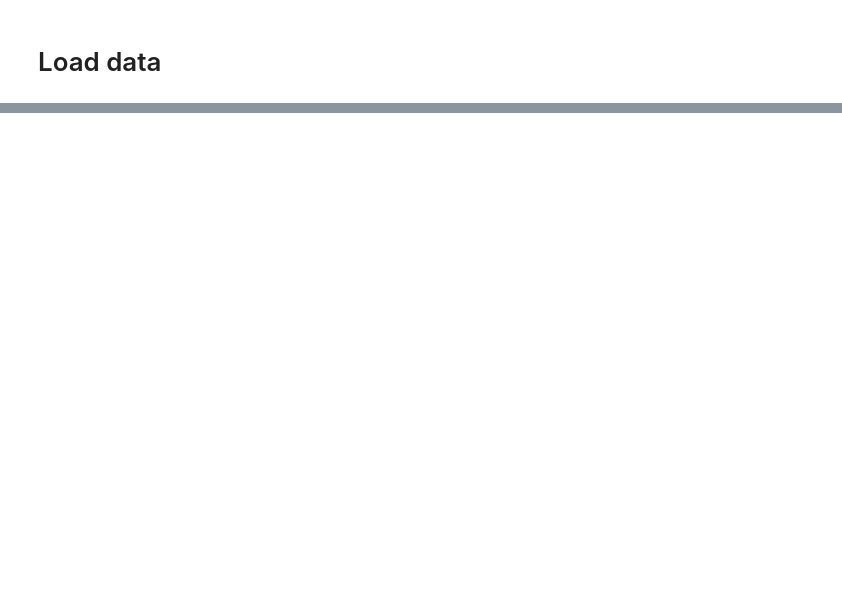
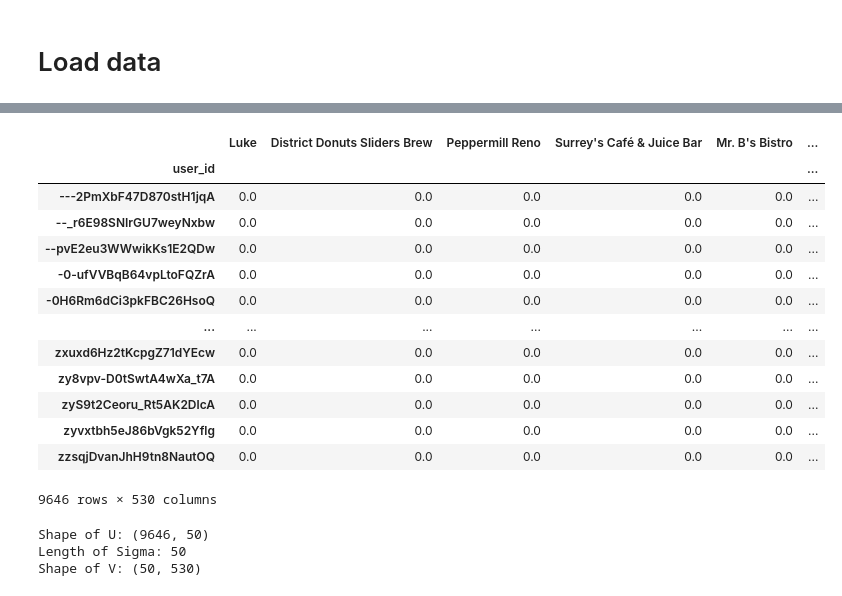
Before and after one commit to Dyouvrean/Yelp-Business-Analysis, a Jupyter notebook: Recommendation.ipynb, the cells around one changed output, grey strips where cells are left out. Drawn from its saved outputs; the diff is of its cells as text; code cells hidden in the pictures; blank space fills up the shorter version.

```diff
--- a/Recommendation.ipynb
+++ b/Recommendation.ipynb
@@ -45,0 +143,4 @@ df_business = pd.concat([df_business, time_df], axis=1).drop('hours', axis=1)
+# %%
+idx = dis_rate.groupby(['user_id','business_id'])['date'].idxmax()
+# %%
+dis_rate = dis_rate.loc[idx]
@@ -45,0 +163,3 @@ df_business = pd.concat([df_business, time_df], axis=1).drop('hours', axis=1)
+# %%
+piv_rate= dis_rate.pivot(index = 'user_id', columns ='business_id', values = 'stars').fillna(0)
+piv_rate
@@ -45,0 +181,43 @@ df_business = pd.concat([df_business, time_df], axis=1).drop('hours', axis=1)
+# %%
+bus_id = piv_rate.columns
+Names = [df_business[df_business.business_id == id_]['name'].iloc[0] for id_ in bus_id] # extract movie titles
+piv_rate.columns = Names
+counts = piv_rate.apply(np.count_nonzero, axis=0) # count the number of ratings for each movie
+number_ratings_df = pd.DataFrame(counts).reset_index()
+number_ratings_df.columns = ['bus_name', 'numberRatings']
+# get the names of the 500 movies with the most ratings in the df
+top = number_ratings_df.sort_values('numberRatings', ascending=False)[0:500].bus_name
+# %%
+ratings = piv_rate[list(top)]
+ratings
+# %% [output]
+|  | Luke | District Donuts Sliders Brew | Peppermill Reno | Surrey's Café & Juice Bar | Mr. B's Bistro | ... |
+| user_id |  |  |  |  |  | ... |
+| ---2PmXbF47D870stH1jqA | 0.0 | 0.0 | 0.0 | 0.0 | 0.0 | ... |
+| --_r6E98SNIrGU7weyNxbw | 0.0 | 0.0 | 0.0 | 0.0 | 0.0 | ... |
+| --pvE2eu3WWwikKs1E2QDw | 0.0 | 0.0 | 0.0 | 0.0 | 0.0 | ... |
+| -0-ufVVBqB64vpLtoFQZrA | 0.0 | 0.0 | 0.0 | 0.0 | 0.0 | ... |
+| -0H6Rm6dCi3pkFBC26HsoQ | 0.0 | 0.0 | 0.0 | 0.0 | 0.0 | ... |
+| ... | ... | ... | ... | ... | ... | ... |
+| zxuxd6Hz2tKcpgZ71dYEcw | 0.0 | 0.0 | 0.0 | 0.0 | 0.0 | ... |
+| zy8vpv-D0tSwtA4wXa_t7A | 0.0 | 0.0 | 0.0 | 0.0 | 0.0 | ... |
+| zyS9t2Ceoru_Rt5AK2DlcA | 0.0 | 0.0 | 0.0 | 0.0 | 0.0 | ... |
+| zyvxtbh5eJ86bVgk52Yflg | 0.0 | 0.0 | 0.0 | 0.0 | 0.0 | ... |
+| zzsqjDvanJhH9tn8NautOQ | 0.0 | 0.0 | 0.0 | 0.0 | 0.0 | ... |
+9646 rows × 530 columns
+# %%
+svd_model = TruncatedSVD(n_components=50, random_state=671)
+users_df_svd = svd_model.fit_transform(ratings)
+
+U = users_df_svd / svd_model.singular_values_
+sigma = svd_model.singular_values_
+V = svd_model.components_
+
+# checks
+print("Shape of U:", U.shape)
+print("Length of Sigma:", len(sigma))
+print("Shape of V:", V.shape)
+# %% [output]
+Shape of U: (9646, 50)
+Length of Sigma: 50
+Shape of V: (50, 530)
```
Also changed, not shown: parts of 21 cells of this notebook.
